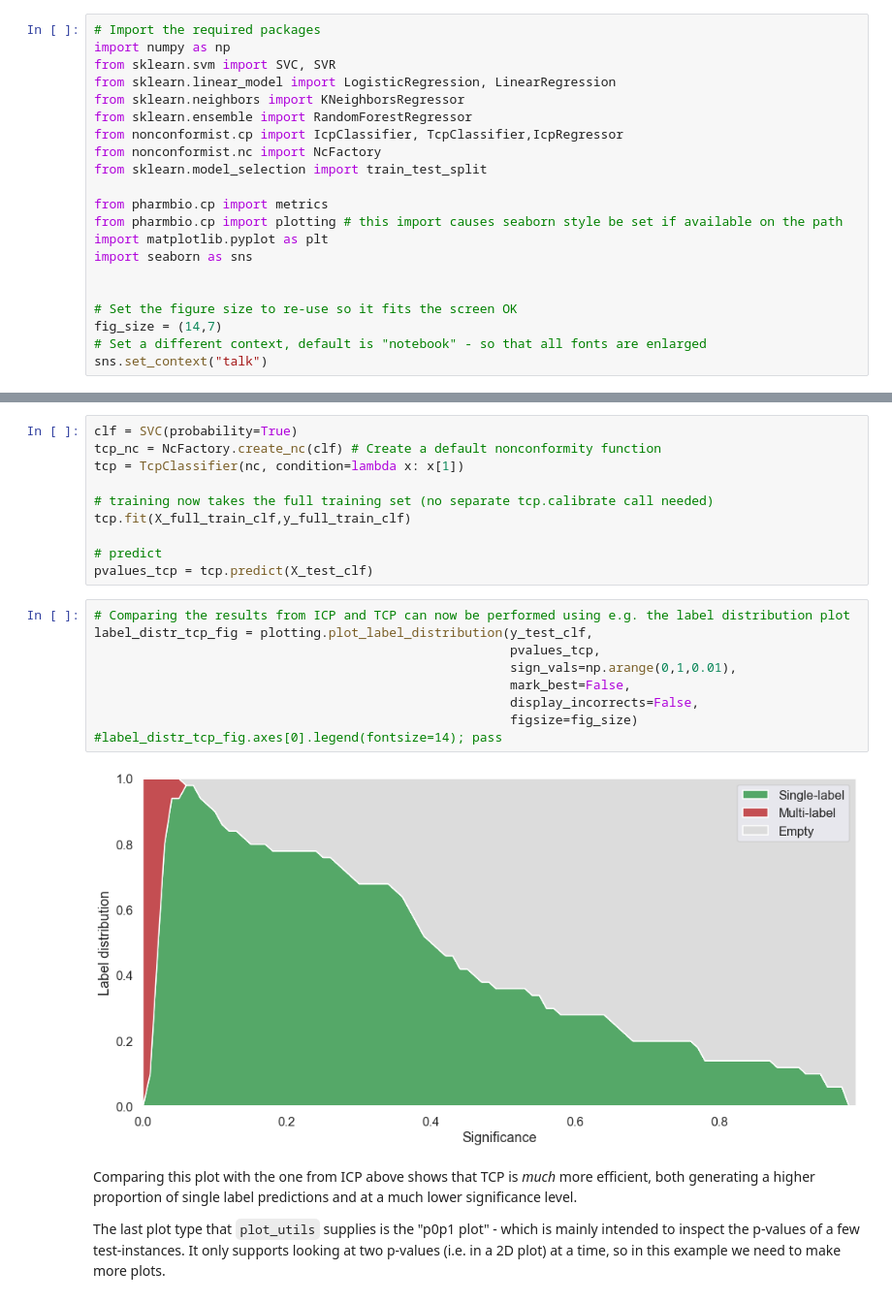
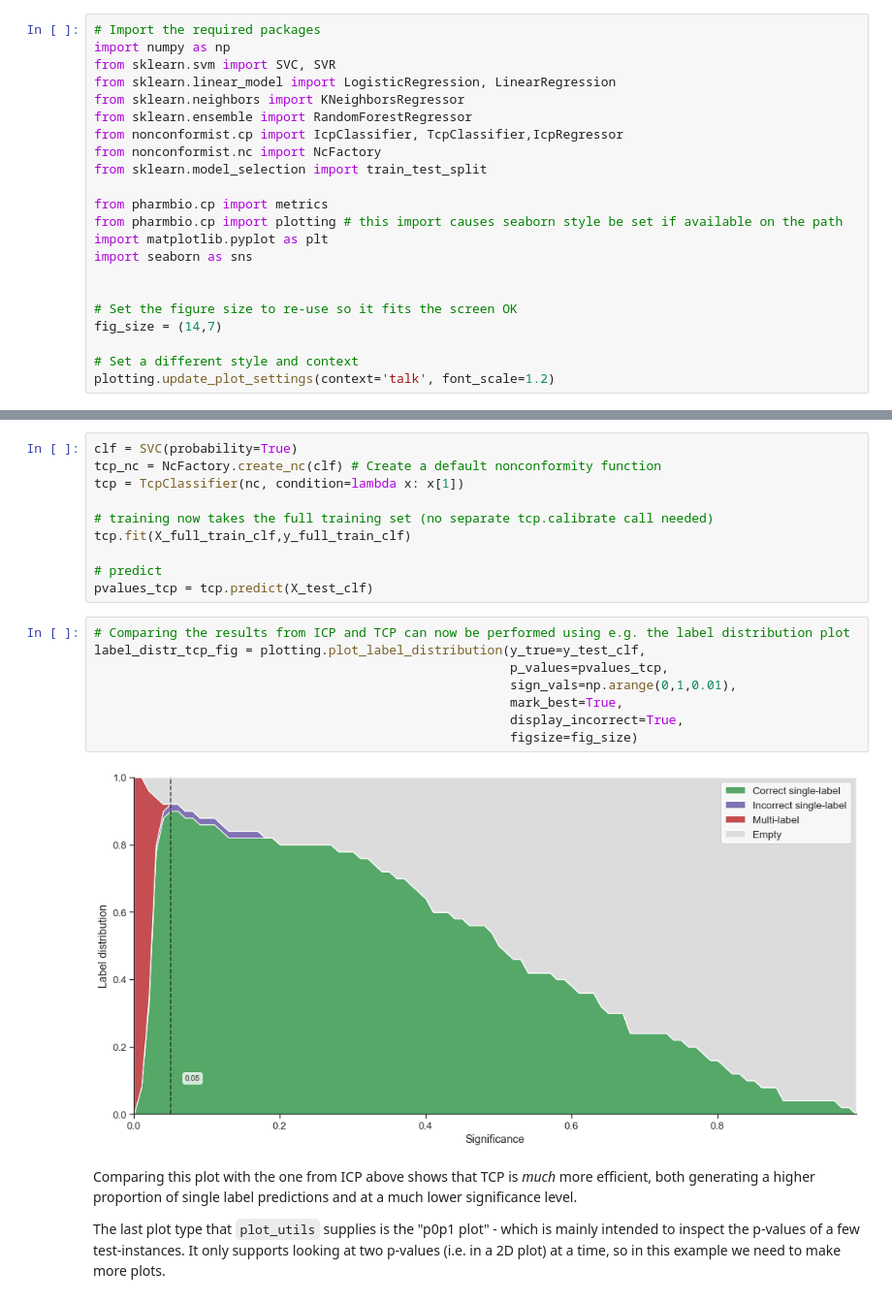
Before and after one commit to pharmbio/plot_utils, a Jupyter notebook: python/Nonconformist_and_plot_utils.ipynb, the cells around one changed output, grey strips where cells are left out. Shown at 97% size. Saved outputs shown, nothing was run; the diff lists cells and outputs as text.

```diff
--- a/python/Nonconformist_and_plot_utils.ipynb
+++ b/python/Nonconformist_and_plot_utils.ipynb
@@ -48,8 +48,9 @@ import seaborn as sns
 
 # Set the figure size to re-use so it fits the screen OK
 fig_size = (14,7)
-# Set a different context, default is "notebook" - so that all fonts are enlarged
-sns.set_context("talk")
+
+# Set a different style and context
+plotting.update_plot_settings(context='talk', font_scale=1.2)
 # %% [markdown]
 ## 2. Classification examples <a id="classification" />
 For classification problems there are two main divisions of conformal predictors, the _inductive_ and _transductive_. The _inductive_ ones relies on training the underlying classification model(s) once with a batch of training data (_proper training set_), and then calibrating the predictions on a separate _calibration set_. This approach is preferable in most real-life use cases as it is more computationally efficient compared to the _transductive_ apprach. The _inductive_ conformal predictors can further be subdivided to _inductive conformal predictor (ICP)_ and _aggregated conformal prediction (ACP)_ (or _split conformal predictor (SCP)_). The former relies on a single conformal predictor and enjoys mathematical proofs of producing well-calibrated predictions, whereas the latter relies on aggregating several individual ICPs, often increasing the predictive efficiency of the predictions, but simultaneously loosing the proofs of calibration.
@@ -222,15 +223,14 @@ tcp.fit(X_full_train_clf,y_full_train_clf)
 pvalues_tcp = tcp.predict(X_test_clf)
 # %%
 # Comparing the results from ICP and TCP can now be performed using e.g. the label distribution plot
-label_distr_tcp_fig = plotting.plot_label_distribution(y_test_clf,
-                                                       pvalues_tcp,
+label_distr_tcp_fig = plotting.plot_label_distribution(y_true=y_test_clf,
+                                                       p_values=pvalues_tcp,
                                                        sign_vals=np.arange(0,1,0.01),
-                                                       mark_best=False,
-                                                       display_incorrects=False,
+                                                       mark_best=True,
+                                                       display_incorrect=True,
                                                        figsize=fig_size)
-#label_distr_tcp_fig.axes[0].legend(fontsize=14); pass
 # %% [output]
-[figure, old version]
+[figure, new version]
 # %% [markdown]
 Comparing this plot with the one from ICP above shows that TCP is *much* more efficient, both generating a higher proportion of single label predictions and at a much lower significance level.
 
```
Also changed, not shown: parts of 17 cells of this notebook, 2 other files.
